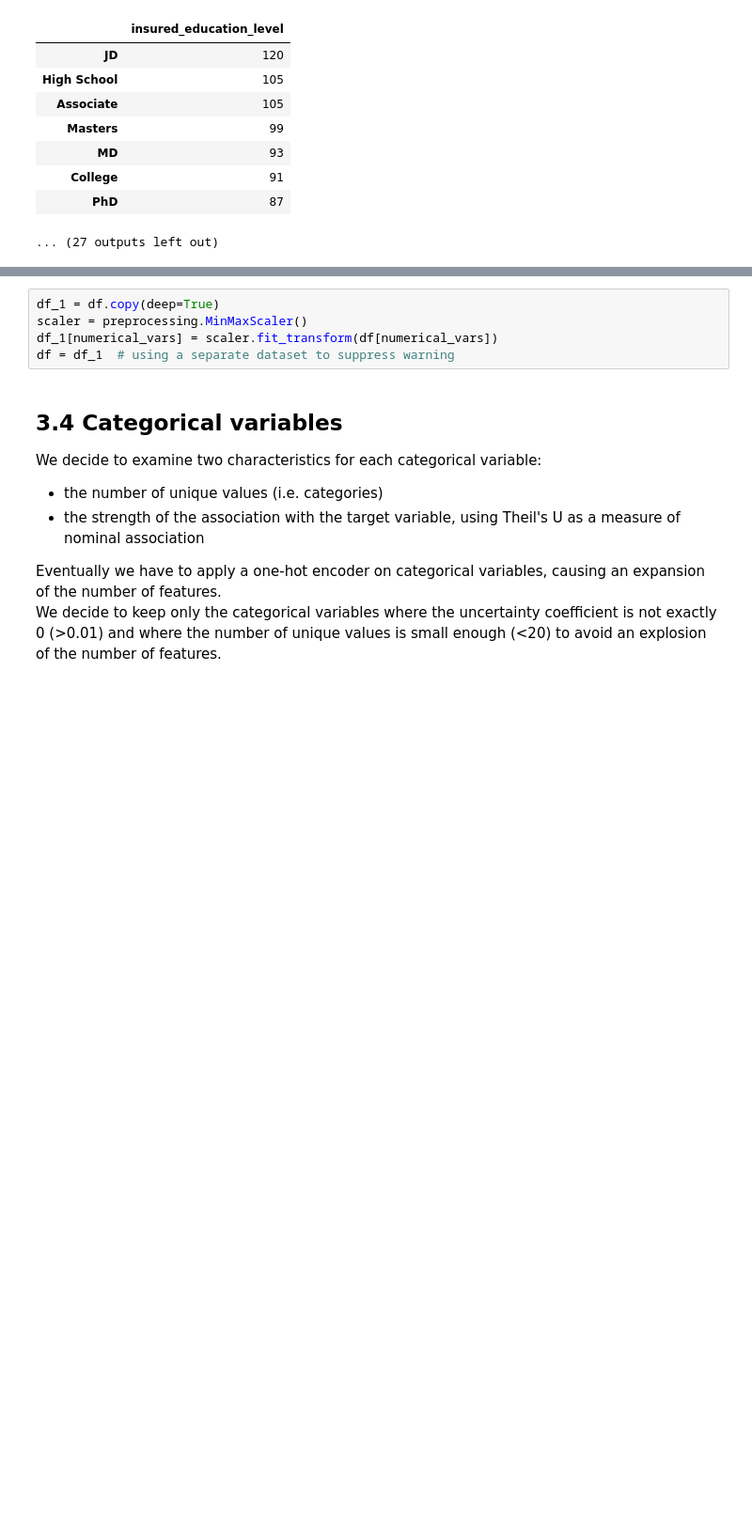
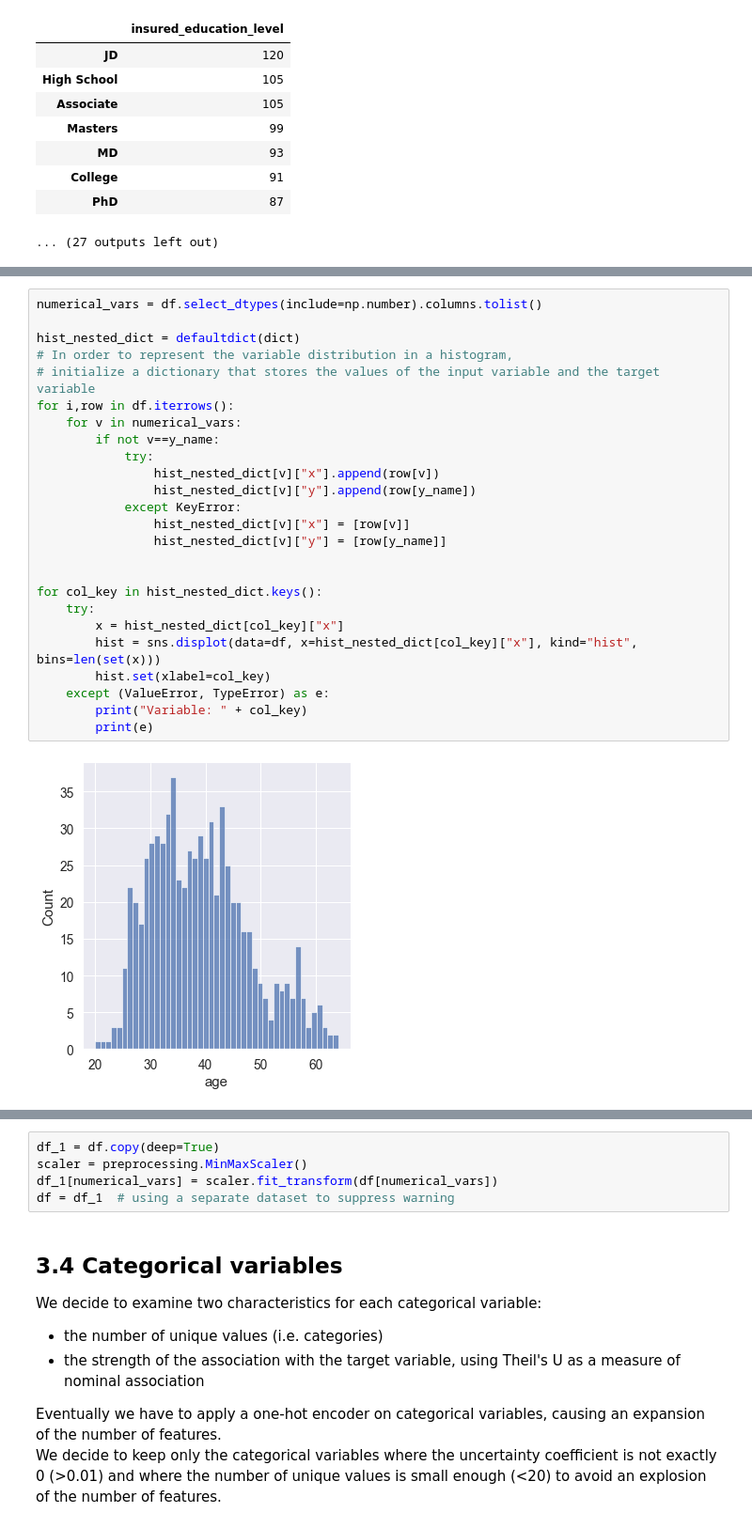
Before and after one commit to AndreaLK3/ClaimsChallenge, a Jupyter notebook: DataScientist_code-challenge.ipynb, the cells around one changed output, grey strips where cells are left out. Shown at 94% size. Drawn from its saved outputs; the diff is of its cells as text; blank space fills up the shorter version.

```diff
--- a/DataScientist_code-challenge.ipynb
+++ b/DataScientist_code-challenge.ipynb
@@ -359,0 +357,27 @@ Therefore, we simply scale the data in the range [0,1]
+# %%
+numerical_vars = df.select_dtypes(include=np.number).columns.tolist()
+
+hist_nested_dict = defaultdict(dict)
+# In order to represent the variable distribution in a histogram,
+# initialize a dictionary that stores the values of the input variable and the target variable
+for i,row in df.iterrows():
+    for v in numerical_vars:
+        if not v==y_name:
+            try:
+                hist_nested_dict[v]["x"].append(row[v])
+                hist_nested_dict[v]["y"].append(row[y_name])
+            except KeyError:
+                hist_nested_dict[v]["x"] = [row[v]]
+                hist_nested_dict[v]["y"] = [row[y_name]]
+
+
+for col_key in hist_nested_dict.keys():
+    try:
+        x = hist_nested_dict[col_key]["x"]
+        hist = sns.displot(data=df, x=hist_nested_dict[col_key]["x"], kind="hist", bins=len(set(x)))
+        hist.set(xlabel=col_key)
+    except (ValueError, TypeError) as e:
+        print("Variable: " + col_key)
+        print(e)
+# %% [output]
+[figure, added]
```
Also changed, not shown: parts of 24 cells of this notebook, 1 other file.
